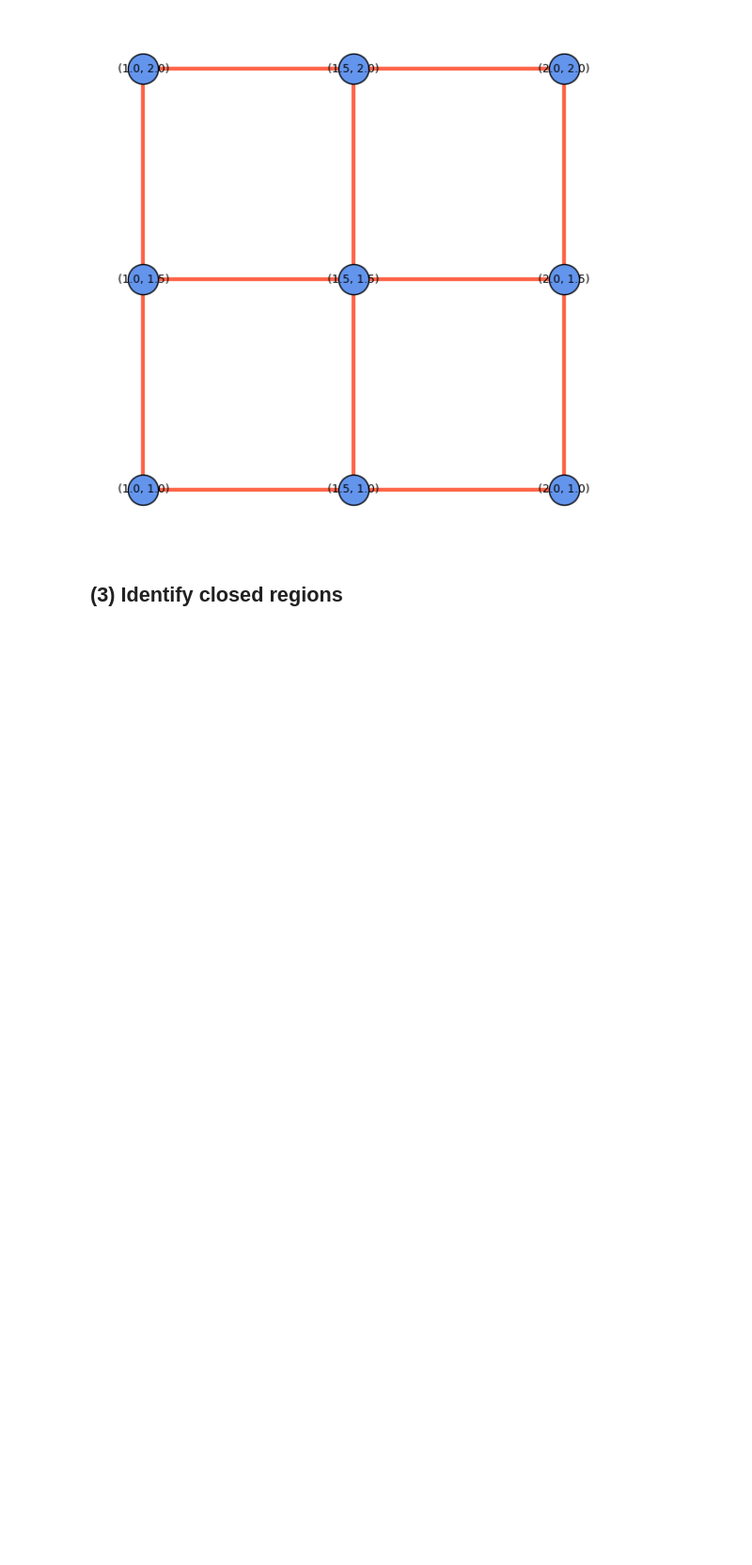
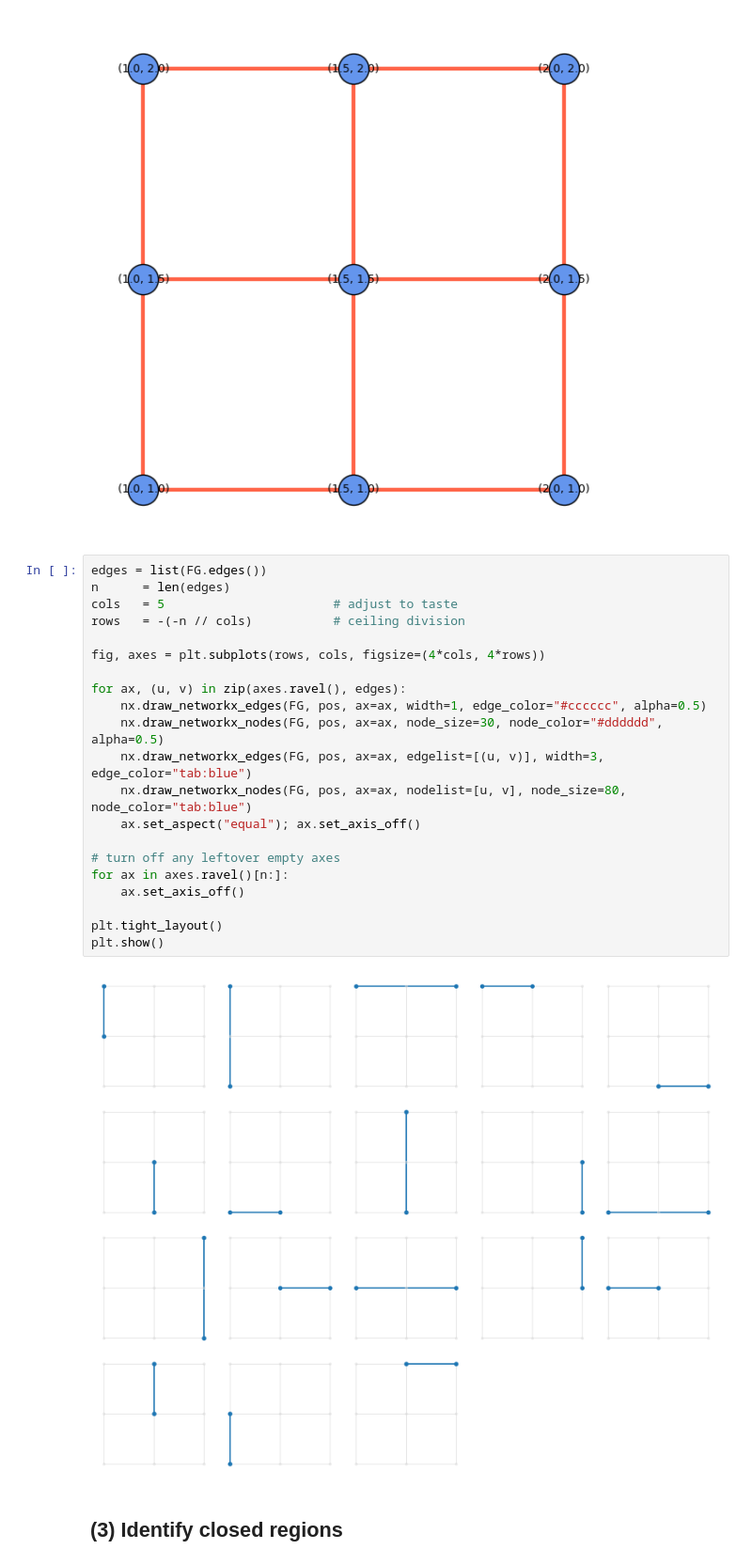
Before and after one commit to rsnemmen/perimeter-product, a Jupyter notebook: algorithm.ipynb, the cells around one changed output. Shown at 94% size. Drawn from its saved outputs; the diff is of its cells as text; blank space fills up the shorter version.

Commit message:
OK, some edges are still spurious and spanning multiple elements

```diff
--- a/algorithm.ipynb
+++ b/algorithm.ipynb
@@ -256,6 +256,29 @@ New graph
 hestus.plot_graph(FG)
 # %% [output]
 [figure]
+# %%
+edges = list(FG.edges())
+n      = len(edges)
+cols   = 5                       # adjust to taste
+rows   = -(-n // cols)           # ceiling division
+
+fig, axes = plt.subplots(rows, cols, figsize=(4*cols, 4*rows))
+
+for ax, (u, v) in zip(axes.ravel(), edges):
+    nx.draw_networkx_edges(FG, pos, ax=ax, width=1, edge_color="#cccccc", alpha=0.5)
+    nx.draw_networkx_nodes(FG, pos, ax=ax, node_size=30, node_color="#dddddd", alpha=0.5)
+    nx.draw_networkx_edges(FG, pos, ax=ax, edgelist=[(u, v)], width=3, edge_color="tab:blue")
+    nx.draw_networkx_nodes(FG, pos, ax=ax, nodelist=[u, v], node_size=80, node_color="tab:blue")
+    ax.set_aspect("equal"); ax.set_axis_off()
+
+# turn off any leftover empty axes
+for ax in axes.ravel()[n:]:
+    ax.set_axis_off()
+
+plt.tight_layout()
+plt.show()
+# %% [output]
+[figure, added]
 # %% [markdown]
 ## (3) Identify closed regions
 # %%
```
